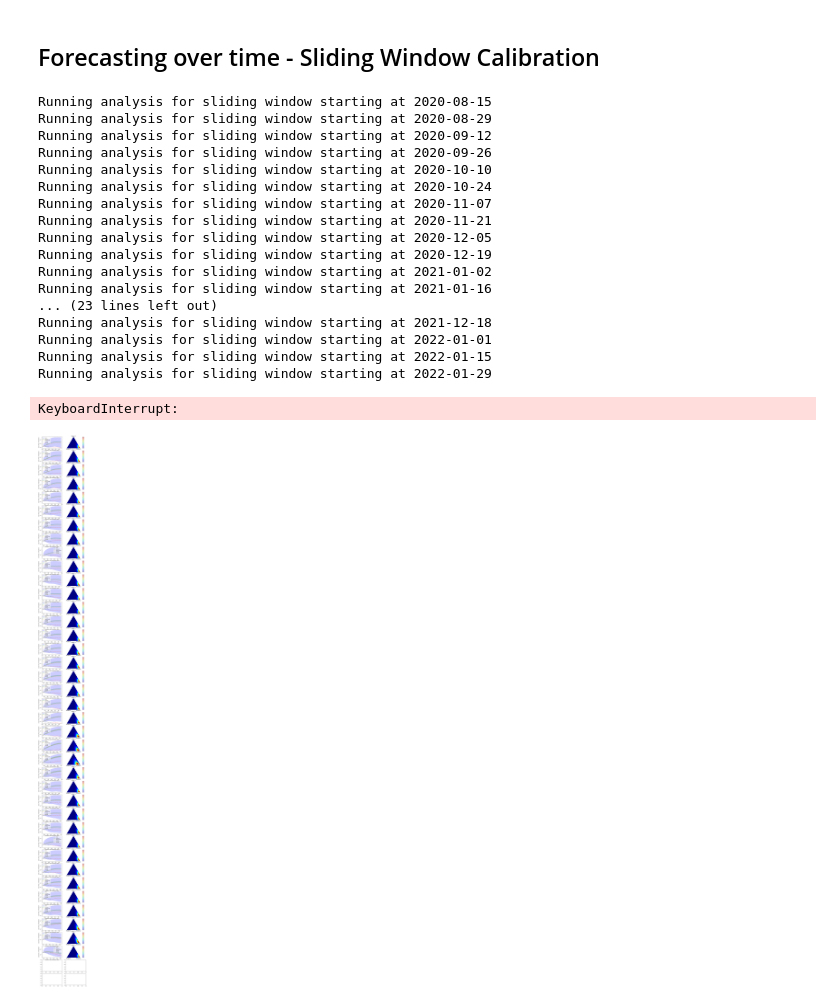
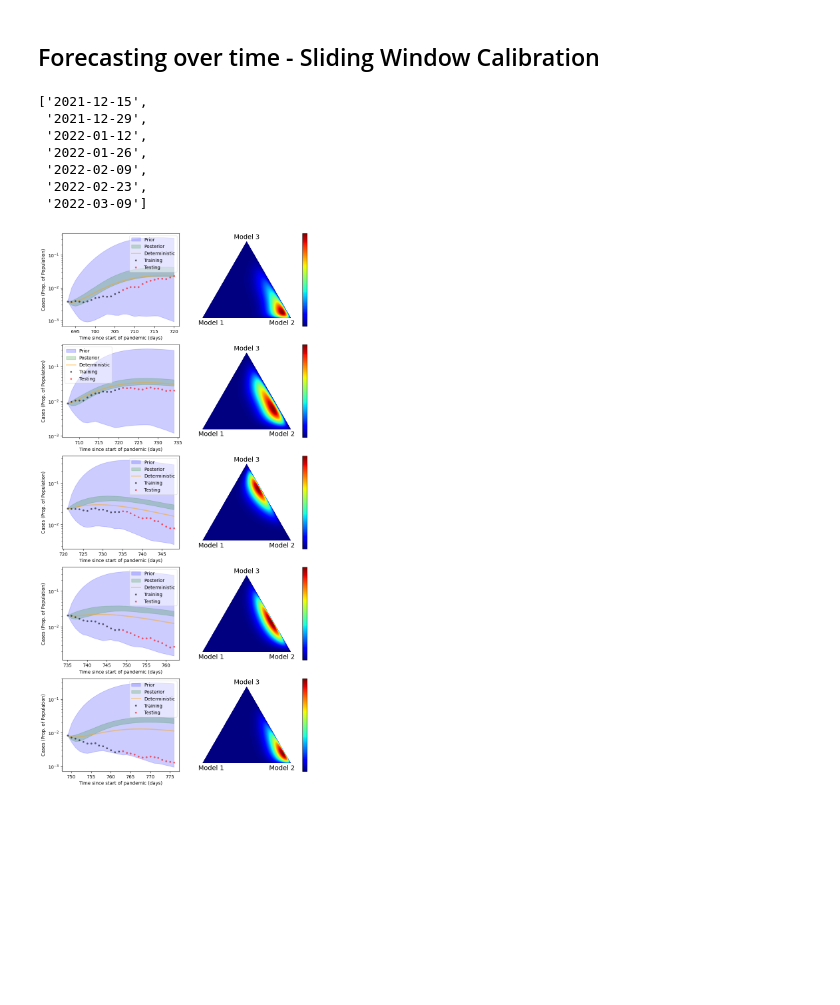
Before and after one commit to ciemss/pyciemss, a Jupyter notebook: notebook/april_ensemble/demo.ipynb, the cells around one changed output. Cells and saved outputs as stored; diff of their text form; code cells hidden in the pictures; blank space fills up the shorter version.

```diff
--- a/notebook/april_ensemble/demo.ipynb
+++ b/notebook/april_ensemble/demo.ipynb
@@ -410,8 +410,8 @@ def create_start_state3(data, start_date):
 
     returned_state["Infected_reported"] = start_state['case_census']
     returned_state["Deceased"] = start_state['cumulative_deaths']
-    returned_state['Exposed'] = start_state['case_census'] * 20
-    returned_state['Recovered'] = start_state['cumulative_deaths'] * 10
+    returned_state['Exposed'] = start_state['case_census'] * 10
+    returned_state['Recovered'] = start_state['cumulative_deaths'] * 5
     returned_state['Quarantined'] = returned_state["Infected_reported"] * 0.5
 
     returned_state['Susceptible_unconfined'] =  data_total_population - sum(returned_state.values())
@@ -656,16 +658,16 @@ num_iterations = 100
 import pyro
 import dill
 
-save_path = "notebook/april_ensemble/saved_guides/"
+save_path = "../../notebook/april_ensemble/saved_guides/"
 
 try:
-    with open(os.path.join(save_path, "inferred_parameters.pkl"), "rb") as f:
+    with open(os.path.join(save_path, "inferred_parameters2.pkl"), "rb") as f:
         inferred_parameters = dill.load(f)
     print("Loaded inferred parameters from file.")
 except:
     autoguide = pyro.infer.autoguide.AutoDiagonalNormal
     inferred_parameters = calibrate(ensemble, train_data, num_iterations=num_iterations, verbose=True, verbose_every=10, autoguide=autoguide)
 
-    with open(os.path.join(save_path, "inferred_parameters.pkl"), "wb") as f:
+    with open(os.path.join(save_path, "inferred_parameters2.pkl"), "wb") as f:
         dill.dump(inferred_parameters, f)
 # %% [output]
@@ -673,12 +684,12 @@ Loaded inferred parameters from file.
 # %%
 try:
-    with open(os.path.join(save_path, "deterministic_parameters.pkl"), "rb") as f:
+    with open(os.path.join(save_path, "deterministic_parameters2.pkl"), "rb") as f:
         deterministic_parameters = dill.load(f)
     print("Loaded deterministic parameters from file.")
 except:
     deterministic_autoguide = pyro.infer.autoguide.AutoDelta
     deterministic_parameters = calibrate(ensemble, train_data, num_iterations=num_iterations, verbose=True, verbose_every=10, autoguide=deterministic_autoguide)
 
-    with open(os.path.join(save_path, "deterministic_parameters.pkl"), "wb") as f:
+    with open(os.path.join(save_path, "deterministic_parameters2.pkl"), "wb") as f:
         dill.dump(deterministic_parameters, f)
 # %% [output]
@@ -708,6 +725,16 @@ sliding_window_train_end_date = "2022-01-15"
 # %%
-dates = pd.date_range(start=sliding_window_train_start_date, end=test_end_date, freq="14D")
+dates = pd.date_range(start=train_start_date, end=test_end_date, freq="14D")
 dates = [date.strftime("%Y-%m-%d") for date in dates[1:-1]]
+# %%
+dates
+# %% [output]
+['2021-12-15',
+ '2021-12-29',
+ '2022-01-12',
+ '2022-01-26',
+ '2022-02-09',
+ '2022-02-23',
+ '2022-03-09']
 # %%
 # Setup plt axes
 fig, axes = plt.subplots(nrows=len(dates)-2, ncols=2, figsize=(10, 3*len(dates)))
@@ -716,7 +743,6 @@ for i in range(1, len(dates)-1):
     _train_start_date = dates[i-1]
     _test_start_date = dates[i]
     _test_end_date = dates[i+1]
-    print(f"Running analysis for sliding window starting at {_train_start_date}")
 
     _train_data, _train_cases, _train_timepoints, _test_cases, _test_timepoints, _all_timepoints = get_train_test_data(data, _train_start_date, _test_start_date, _test_end_date)
     _start_states = [create_start_state1(data, _train_start_date), create_start_state2(data, _train_start_date), create_start_state3(data, _train_start_date)]
@@ -733,54 +759,37 @@ for i in range(1, len(dates)-1):
 
     _ensemble_prior_forecasts = sample(_ensemble, _all_timepoints, num_samples)
 
     try:
-        with open(os.path.join(save_path, f"inferred_parameters_{_train_start_date}.pkl"), "rb") as f:
+        with open(os.path.join(save_path, f"inferred_parameters2_{i}.pkl"), "rb") as f:
             _inferred_parameters = dill.load(f)
     except:
         _autoguide = pyro.infer.autoguide.AutoDiagonalNormal
         _inferred_parameters = calibrate(_ensemble, _train_data, num_iterations=num_iterations, autoguide=_autoguide)
 
-        with open(os.path.join(save_path, f"inferred_parameters_{_train_start_date}.pkl"), "wb") as f:
+        with open(os.path.join(save_path, f"inferred_parameters2_{i}.pkl"), "wb") as f:
             dill.dump(_inferred_parameters, f)
 
     _ensemble_posterior_forecasts = sample(_ensemble, _all_timepoints, num_samples, _inferred_parameters)
 
     try:
-        with open(os.path.join(save_path, f"deterministic_parameters_{_train_start_date}.pkl"), "rb") as f:
+        with open(os.path.join(save_path, f"deterministic_parameters2_{i}.pkl"), "rb") as f:
             _deterministic_parameters = dill.load(f)
+
     except:
         _deterministic_autoguide = pyro.infer.autoguide.AutoDelta
         _deterministic_parameters = calibrate(_ensemble, _train_data, num_iterations=num_iterations, autoguide=_deterministic_autoguide)
-        _ensemble_deterministic_forecasts = sample(_ensemble, _all_timepoints, 1, _deterministic_parameters)
 
-        with open(os.path.join(save_path, f"deterministic_parameters_{_train_start_date}.pkl"), "wb") as f:
+        with open(os.path.join(save_path, f"deterministic_parameters2_{i}.pkl"), "wb") as f:
             dill.dump(_deterministic_parameters, f)
+    _ensemble_deterministic_forecasts = sample(_ensemble, _all_timepoints, 1, _deterministic_parameters)
 
     ax = setup_ax(axes[i-1, 0])
     ax = plot_predictive(_ensemble_prior_forecasts, _all_timepoints, ax=ax, color="blue", label="Prior")
     ax = plot_predictive(_ensemble_posterior_forecasts, _all_timepoints, ax=ax, color="green", label="Posterior")
     ax = plot_trajectory(_ensemble_deterministic_forecasts, _all_timepoints, ax=ax, color="orange", label="Deterministic")
     ax = plot_observations(_train_cases, _train_timepoints, ax=ax, color="black", label="Training")
     ax = plot_observations(_test_cases, _test_timepoints, ax=ax, color="red", label="Testing")
 
     plot_weights(_ensemble_posterior_forecasts["model_weights"], ax=axes[i-1, 1])
 # %% [output]
-Running analysis for sliding window starting at 2020-08-15
-Running analysis for sliding window starting at 2020-08-29
-Running analysis for sliding window starting at 2020-09-12
-Running analysis for sliding window starting at 2020-09-26
-Running analysis for sliding window starting at 2020-10-10
-Running analysis for sliding window starting at 2020-10-24
-Running analysis for sliding window starting at 2020-11-07
-Running analysis for sliding window starting at 2020-11-21
-Running analysis for sliding window starting at 2020-12-05
-Running analysis for sliding window starting at 2020-12-19
-Running analysis for sliding window starting at 2021-01-02
-Running analysis for sliding window starting at 2021-01-16
-... (23 lines left out)
-Running analysis for sliding window starting at 2021-12-18
-Running analysis for sliding window starting at 2022-01-01
-Running analysis for sliding window starting at 2022-01-15
-Running analysis for sliding window starting at 2022-01-29
-KeyboardInterrupt:
-[figure, old version]
+[figure, new version]
```
Also changed, not shown: parts of 16 cells of this notebook.
